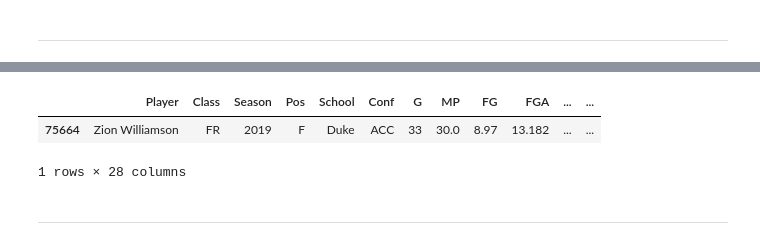
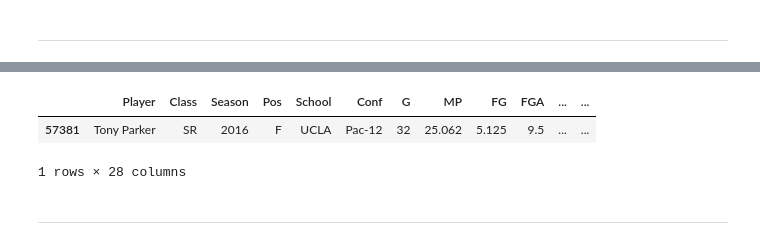
Before and after one commit to andrewfrilot/NBA_Scout, a Jupyter notebook: iPython_Notebooks/Merge.ipynb, the cells around one changed output, grey strips where cells are left out. Saved outputs shown, nothing was run; the diff lists cells and outputs as text; code cells hidden in the pictures.

```diff
--- a/iPython_Notebooks/Merge.ipynb
+++ b/iPython_Notebooks/Merge.ipynb
@@ -228,0 +223,2 @@ ncaa_2
+# %%
+ncaa_2 = ncaa_2[(ncaa_2.Season >= 2006)&(ncaa_2.Season <= 2016)]
@@ -229,3 +237,5 @@ ncaa_2
+# %%
+ncaa_2 =ncaa_2.sort_values("Season").drop_duplicates(subset="Player", keep = "last")
 # %%
 cols2 = ["Player", "eFG%", "WS"]
 ncaa_sub = ncaa_2[cols2]
@@ -241,3 +251,5 @@ ncaa_sub.head()
 #Get WS and effective field goal percentage
 
 first_merge = ncaa.merge(ncaa_sub, on = "Player", how="left")
+# %%
+first_merge["Index"] = first_merge.Player + "_" + first_merge.School
@@ -244,7 +265,7 @@ first_merge = ncaa.merge(ncaa_sub, on = "Player", how="left")
 # %%
 #Drop unnamed column
 
-first_merge = first_merge[first_merge.Season.notna()].drop_duplicates("Player", keep = "last")
+first_merge = first_merge[first_merge.Season.notna()].drop_duplicates("Index", keep = "last")
 # %%
 first_merge["WS"] = first_merge.apply(lambda row: 0.56 if (np.isnan(row["WS"])) & (row["PER"] >=20) else row["WS"], axis = 1)
 # %%
@@ -256,10 +277,10 @@ first_merge = first_merge[first_merge.WS.notna()]
 
 first_merge = first_merge.drop_duplicates(subset="Player", keep="last")
 # %%
-first_merge[first_merge.Player == "Zion Williamson"]
+first_merge[first_merge.Player == "Tony Parker"]
 # %% [output]
 |  | Player | Class | Season | Pos | School | Conf | G | MP | FG | FGA | ... | ... |
-| 75664 | Zion Williamson | FR | 2019 | F | Duke | ACC | 33 | 30.0 | 8.97 | 13.182 | ... | ... |
+| 57381 | Tony Parker | SR | 2016 | F | UCLA | Pac-12 | 32 | 25.062 | 5.125 | 9.5 | ... | ... |
 1 rows × 28 columns
 # %% [markdown]
 ***
```
Also changed, not shown: parts of 29 cells of this notebook, 3 other files.
